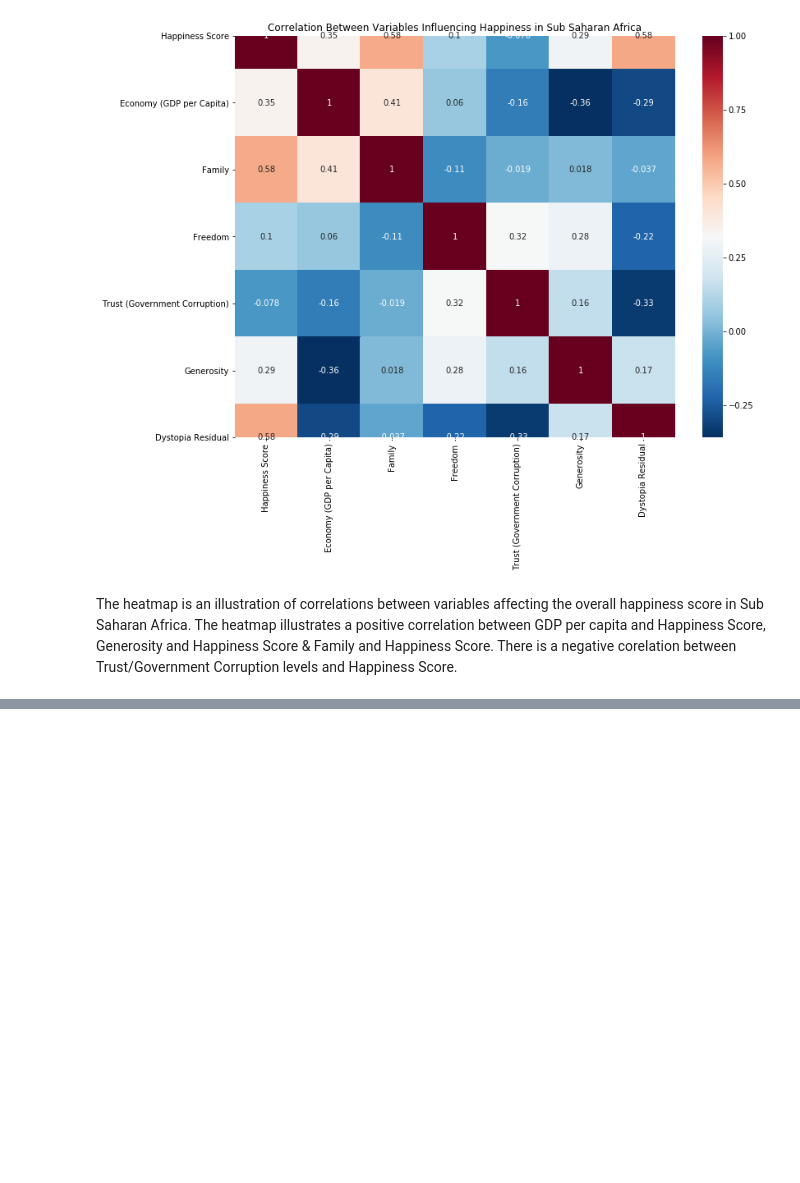
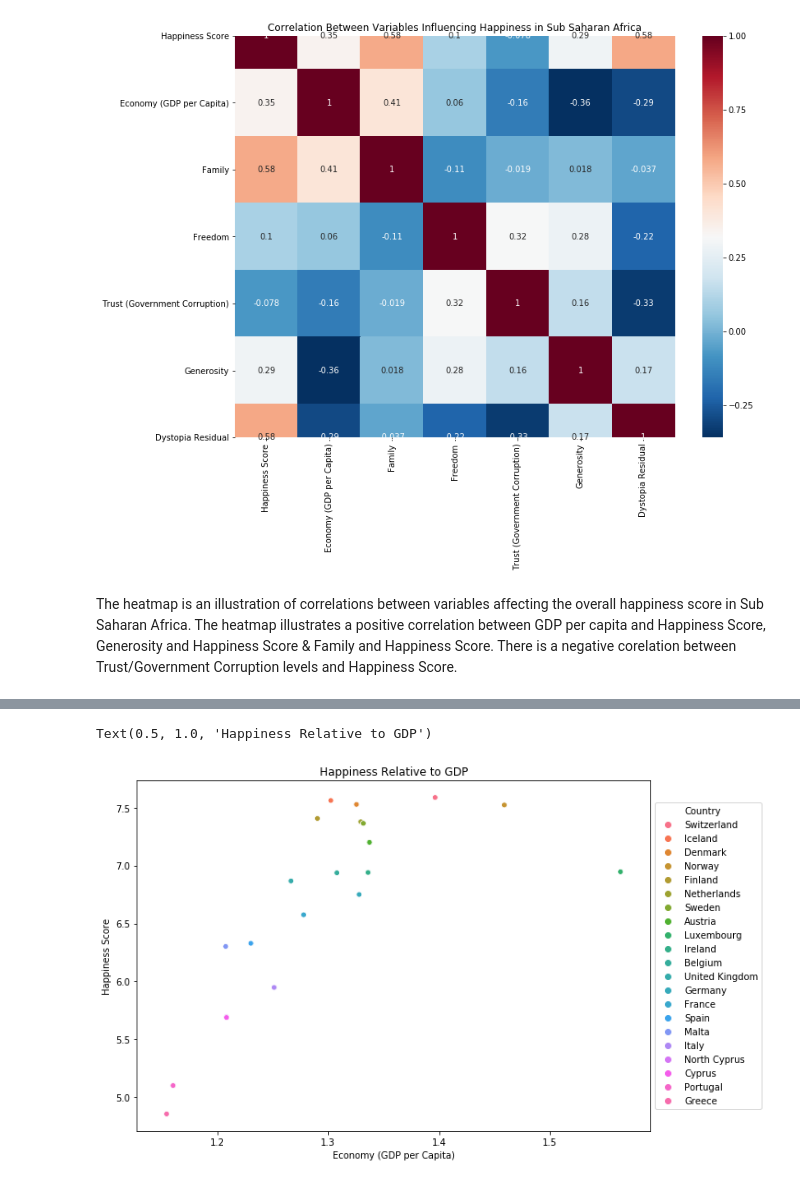
Before and after one commit to EugeneZnm/World-Happinesss-Report-Analysis, a Jupyter notebook: World Happiness Analysis.ipynb, the cells around one changed output, grey strips where cells are left out. Drawn from its saved outputs; the diff is of its cells as text; code cells hidden in the pictures; blank space fills up the shorter version.

```diff
--- a/World Happiness Analysis.ipynb
+++ b/World Happiness Analysis.ipynb
@@ -392,0 +433,8 @@ The heatmap is an illustration of correlations between variables affecting the o
+# %%
+plt.subplots(figsize=(10,7))
+wergdp = sns.scatterplot(data=WErp, x='Economy (GDP per Capita)', y='Happiness Score', hue='Country',sizes=(40, 400))
+wergdp.legend(loc='center left', bbox_to_anchor=(1, 0.5), ncol=1)
+plt.title('Happiness Relative to GDP')
+# %% [output]
+Text(0.5, 1.0, 'Happiness Relative to GDP')
+[figure, added]
```
Also changed, not shown: parts of 16 cells of this notebook.
